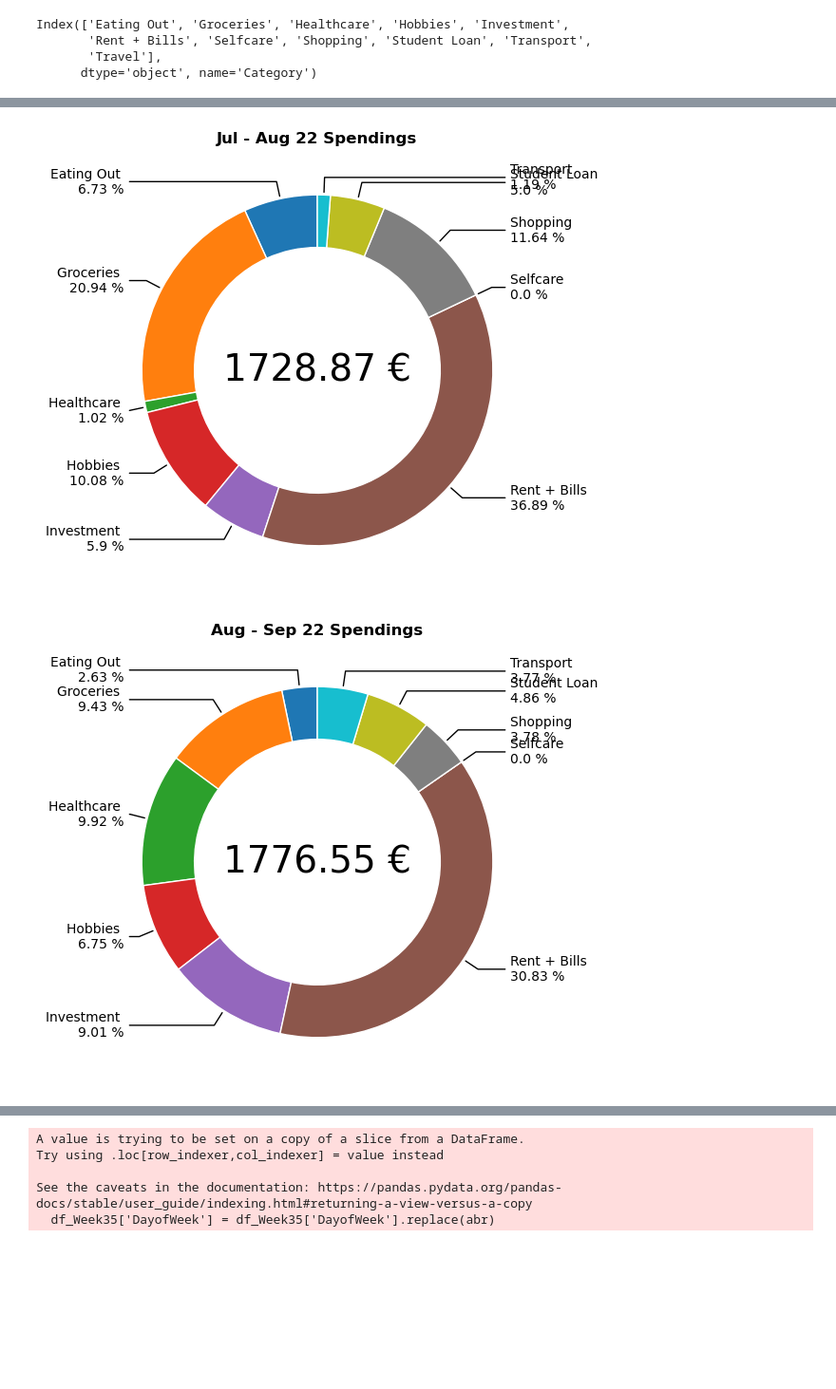
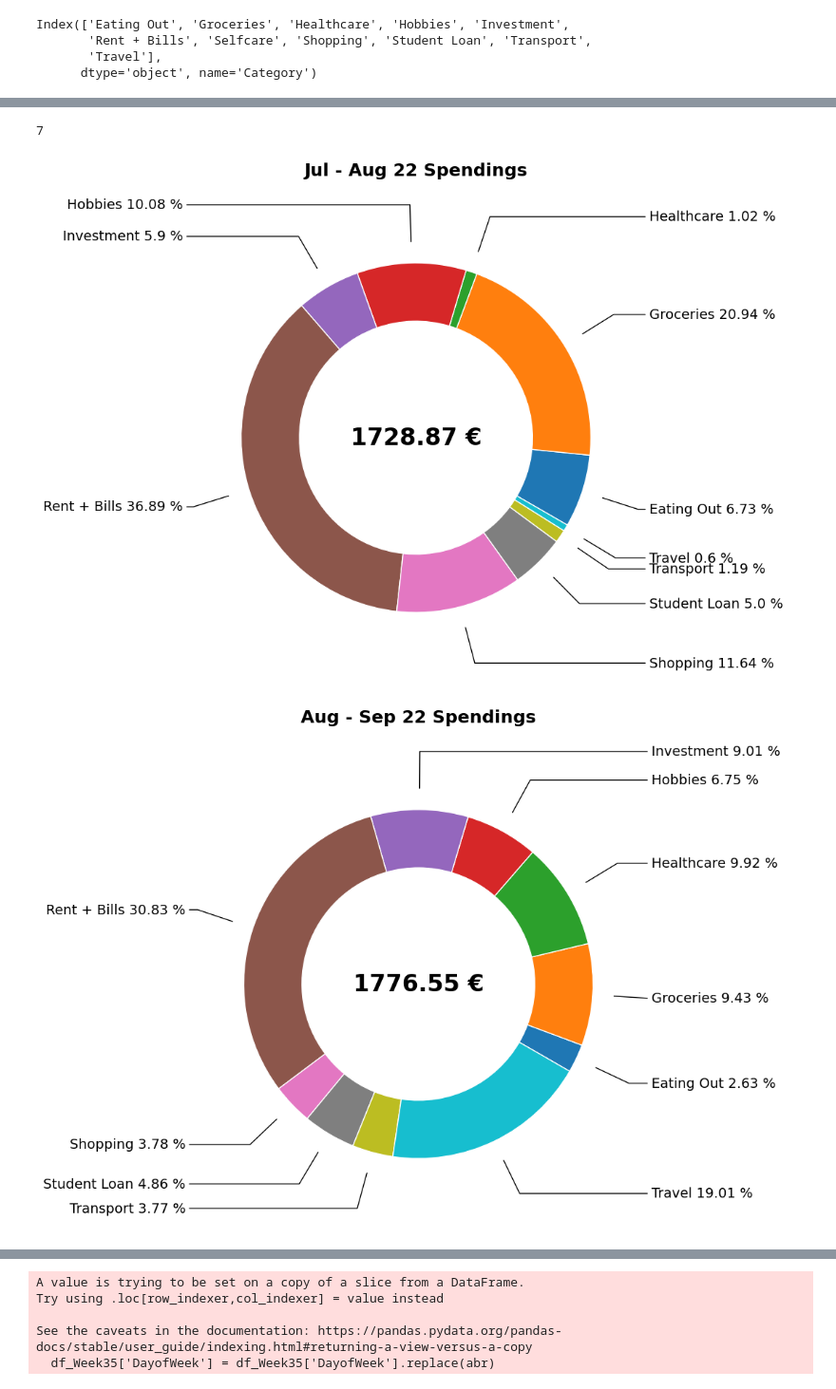
Before and after one commit to TechLabs-Berlin/wt23-sesame, a Jupyter notebook: DS/notebooks/For_WD.ipynb, the cells around one changed output, grey strips where cells are left out. Shown at 95% size. Cells and saved outputs as stored; diff of their text form; code cells hidden in the pictures; blank space fills up the shorter version.

Commit message:
first sketch of a summary, adjusted pie charts

```diff
--- a/DS/notebooks/For_WD.ipynb
+++ b/DS/notebooks/For_WD.ipynb
@@ -331,5 +331,6 @@ Cat_val = []
 Month_sum = []
 
 for i in range(7):
-    Cat_val.append(month_period_category_costs_PER.iloc[i,:-1].to_list())
+    #if month_period_category_costs_PER.iloc[i,:-1] > 0:
+    Cat_val.append(month_period_category_costs_PER.iloc[i,:].to_list())
     Month_sum.append(month_period_category_costs.iloc[i,-1])
@@ -365,0 +337,10 @@ for i in range(7):
+# %%
+#call column names for all not Null values
+cols = month_period_category_costs_PER.columns.values
+mask = month_period_category_costs_PER.gt(0.0).values
+Cat_headers = [cols[x].tolist() for x in mask]
+vals = month_period_category_costs_PER.values
+Cat_val01 = []
+
+for i in range(7):
+    Cat_val01.append(vals[i][mask[i]])
@@ -366,28 +363,33 @@ for i in range(7):
+# %%
+len(Cat_val01[0]
+# %% [output]
+7
 # %%
 #we would need to get ridd of zero values indicated in the plots !!!
 
 #Donut Pie plot to share the share in detail per month and its overall sum
 for i in range(7):
 
-    fig, ax = plt.subplots(figsize=(6, 6))
+    fig, ax = plt.subplots(figsize=(12,9))
     wedgeprops = {'width':0.3, 'edgecolor':'white', 'linewidth':1}
-    wedges,texts = ax.pie(Cat_val[i], wedgeprops=wedgeprops, startangle=90)
-
+    wedges,texts = ax.pie(Cat_val01[i], wedgeprops=wedgeprops, startangle=-30, radius=0.9)
+    bbox_props = dict(boxstyle="square,pad=0.3", fc="w", ec="k", lw=0.72)
     kw = dict(arrowprops=dict(arrowstyle="-"), zorder=0, va="center")
     for k, p in enumerate(wedges):
         ang = (p.theta2 - p.theta1)/2. + p.theta1
         y = np.sin(np.deg2rad(ang))
         x = np.cos(np.deg2rad(ang))
         horizontalalignment = {-1: "right", 1: "left"}[int(np.sign(x))]
         connectionstyle = f"angle,angleA=0,angleB={ang}"
         kw["arrowprops"].update({"connectionstyle": connectionstyle})
-        ax.annotate("%s \n%s %s" %(month_period_category_costs.columns[:-1].to_list()[k],round(Cat_val[i][k],2),"%"), xy=(x, y), xytext=(1.1*np.sign(x), 1.1*y),
-                    horizontalalignment=horizontalalignment, **kw)
+        ax.annotate("%s %s %s" %(Cat_headers[i][k],round(Cat_val01[i][k],2),"%"), xy=(x, y),
+                    xytext=(1.2*np.sign(x), 1.2*y),
+                    horizontalalignment=horizontalalignment, **kw, fontsize=14)
 
     #plt.title('September Spendings', fontsize=24, loc='center')
-    plt.text(0, 0, "%s €" %(round(month_period_category_costs.iloc[:,-1][i],2)), ha='center', va='center', fontsize=28)
-    plt.title("%s Spendings"%(month_period_category_costs.index.to_list()[i]),fontweight="bold")
+    plt.text(0, 0, "%s €" %(round(month_period_category_costs.iloc[:,-1][i],2)), ha='center', va='center', fontsize=24,fontweight="bold")
+    plt.title("%s Spendings"%(month_period_category_costs.index.to_list()[i]),fontweight="bold",pad=20,fontsize=18)
     plt.show()
 # %% [output]
-[figure, old version]
+[figure, new version]
-[figure, old version]
+[figure, new version]
```
Also changed, not shown: parts of 7 cells of this notebook, 1 other file.
